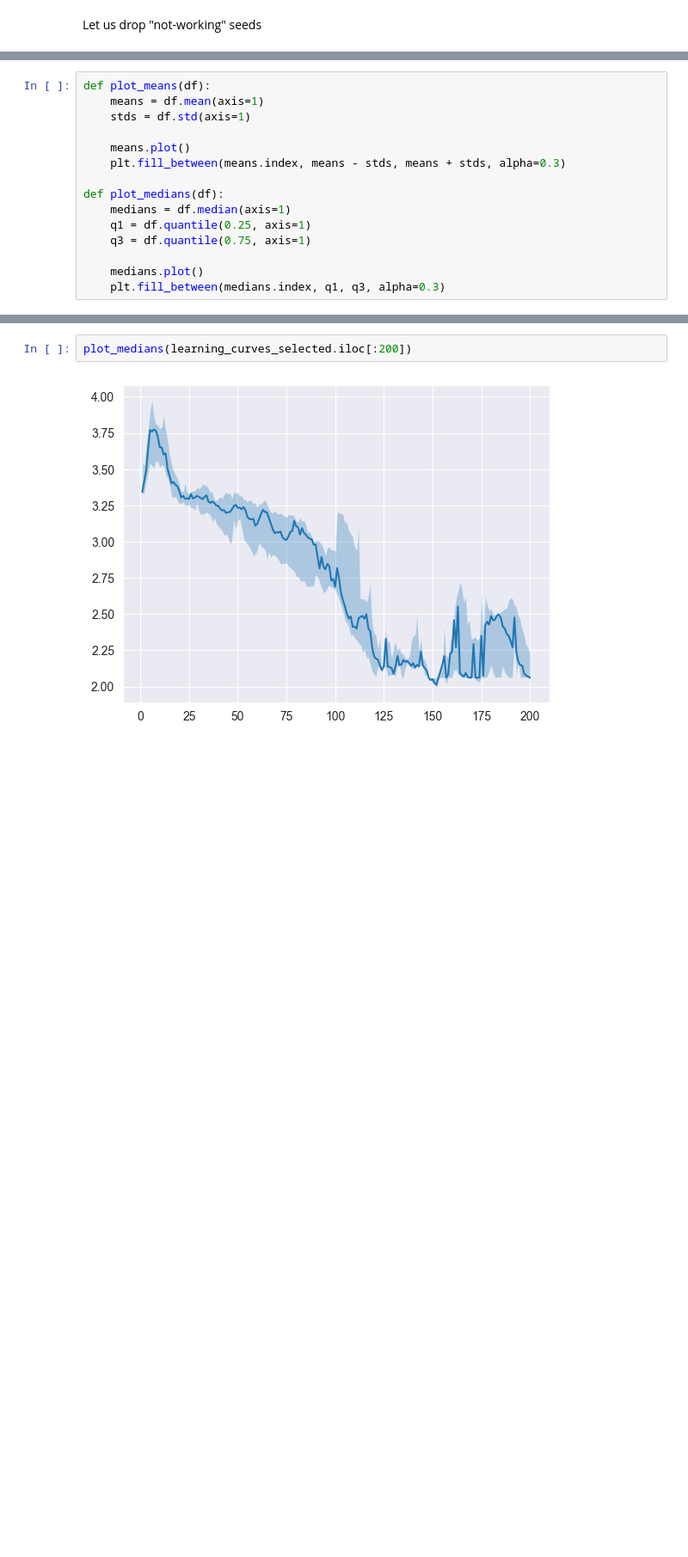
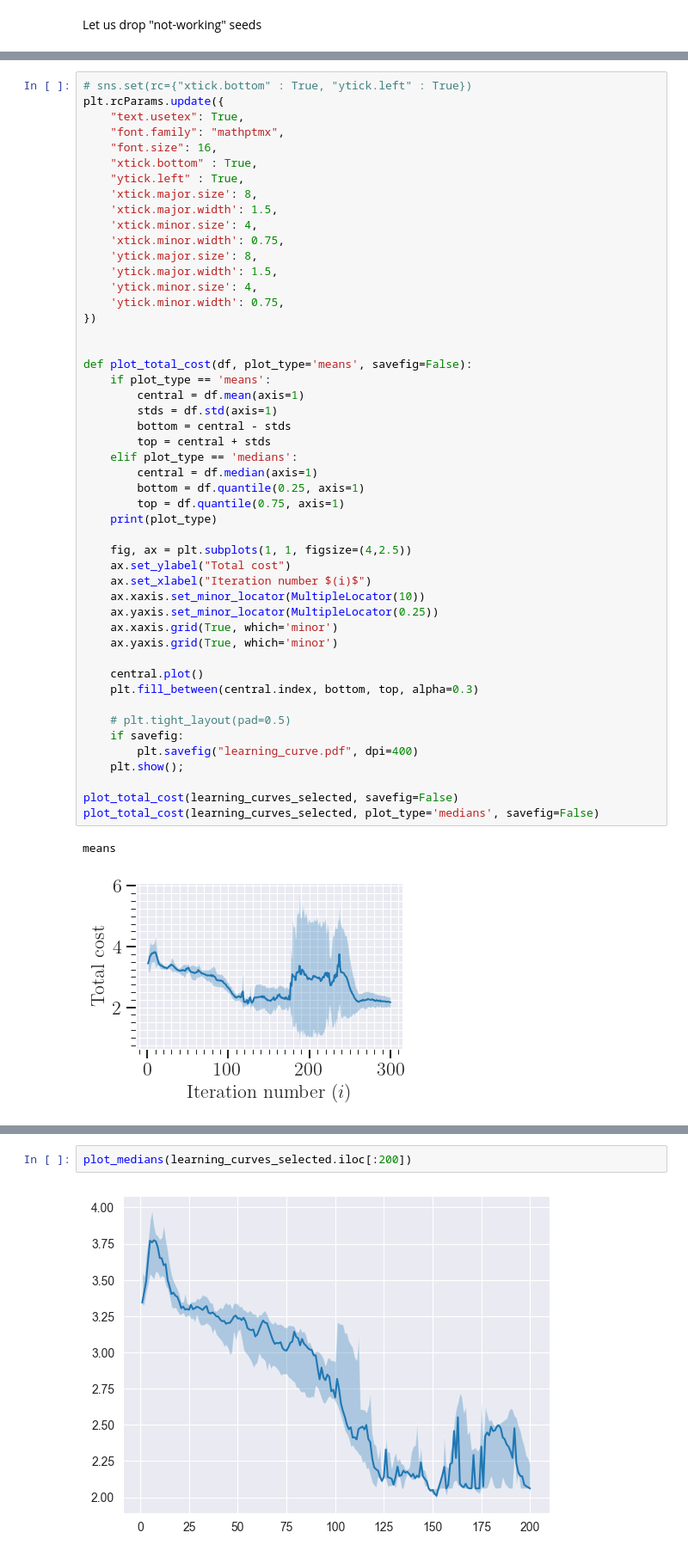
Before and after one commit to mvulf/drop_control, a Jupyter notebook: seed_plots.ipynb, the cells around one changed output, grey strips where cells are left out. Shown at 86% size. Drawn from its saved outputs; the diff is of its cells as text; blank space fills up the shorter version.

```diff
--- a/seed_plots.ipynb
+++ b/seed_plots.ipynb
@@ -85,15 +81,52 @@ learning_curves_selected.describe()
-# %%
-def plot_means(df):
-    means = df.mean(axis=1)
-    stds = df.std(axis=1)
-
-    means.plot()
-    plt.fill_between(means.index, means - stds, means + stds, alpha=0.3)
-
-def plot_medians(df):
-    medians = df.median(axis=1)
-    q1 = df.quantile(0.25, axis=1)
-    q3 = df.quantile(0.75, axis=1)
-
-    medians.plot()
-    plt.fill_between(medians.index, q1, q3, alpha=0.3)
+# %%
+# sns.set(rc={"xtick.bottom" : True, "ytick.left" : True})
+plt.rcParams.update({
+    "text.usetex": True,
+    "font.family": "mathptmx",
+    "font.size": 16,
+    "xtick.bottom" : True,
+    "ytick.left" : True,
+    'xtick.major.size': 8,
+    'xtick.major.width': 1.5,
+    'xtick.minor.size': 4,
+    'xtick.minor.width': 0.75,
+    'ytick.major.size': 8,
+    'ytick.major.width': 1.5,
+    'ytick.minor.size': 4,
+    'ytick.minor.width': 0.75,
+})
+
+
+def plot_total_cost(df, plot_type='means', savefig=False):
+    if plot_type == 'means':
+        central = df.mean(axis=1)
+        stds = df.std(axis=1)
+        bottom = central - stds
+        top = central + stds
+    elif plot_type == 'medians':
+        central = df.median(axis=1)
+        bottom = df.quantile(0.25, axis=1)
+        top = df.quantile(0.75, axis=1)
+    print(plot_type)
+
+    fig, ax = plt.subplots(1, 1, figsize=(4,2.5))
+    ax.set_ylabel("Total cost")
+    ax.set_xlabel("Iteration number $(i)$")
+    ax.xaxis.set_minor_locator(MultipleLocator(10))
+    ax.yaxis.set_minor_locator(MultipleLocator(0.25))
+    ax.xaxis.grid(True, which='minor')
+    ax.yaxis.grid(True, which='minor')
+
+    central.plot()
+    plt.fill_between(central.index, bottom, top, alpha=0.3)
+
+    # plt.tight_layout(pad=0.5)
+    if savefig:
+        plt.savefig("learning_curve.pdf", dpi=400)
+    plt.show();
+
+plot_total_cost(learning_curves_selected, savefig=False)
+plot_total_cost(learning_curves_selected, plot_type='medians', savefig=False)
+# %% [output]
+means
+[figure, added]
```
Also changed, not shown: parts of 6 cells of this notebook, 1 other file.
